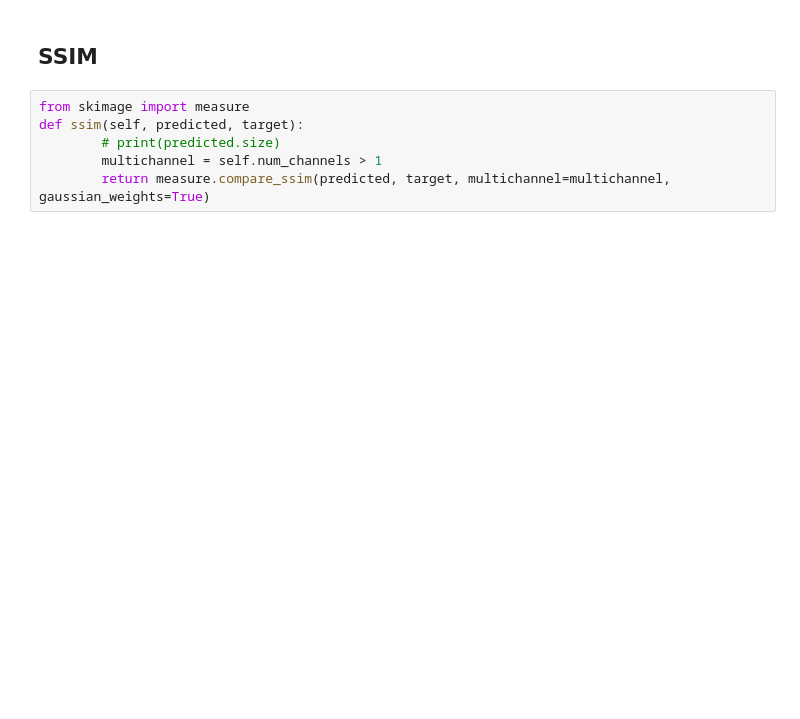
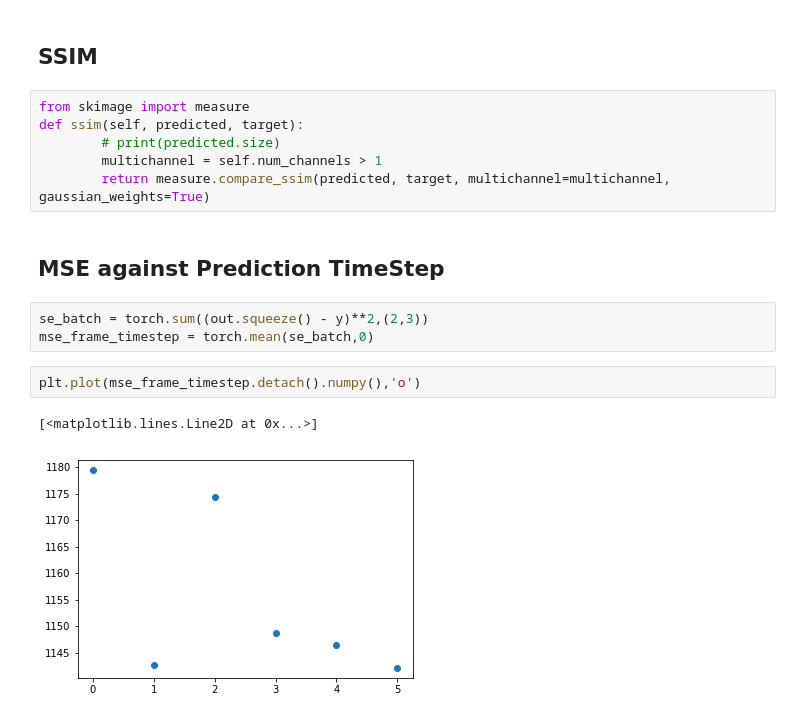
Before and after one commit to nanton96/Mobile-Data-Forecasting-With-Spatio-Temporal-Networks, a Jupyter notebook: notebooks/model_evaluation_new.ipynb, the cells around one changed output. Saved outputs shown, nothing was run; the diff lists cells and outputs as text; blank space fills up the shorter version.

```diff
--- a/notebooks/model_evaluation_new.ipynb
+++ b/notebooks/model_evaluation_new.ipynb
@@ -170,3 +138,13 @@ def ssim(self, predicted, target):
         # print(predicted.size)
         multichannel = self.num_channels > 1
         return measure.compare_ssim(predicted, target, multichannel=multichannel, gaussian_weights=True)
+# %% [markdown]
+## MSE against Prediction TimeStep
+# %%
+se_batch = torch.sum((out.squeeze() - y)**2,(2,3))
+mse_frame_timestep = torch.mean(se_batch,0)
+# %%
+plt.plot(mse_frame_timestep.detach().numpy(),'o')
+# %% [output]
+[<matplotlib.lines.Line2D at 0x...>]
+[figure, added]
```
Also changed, not shown: parts of 8 cells of this notebook, 4 other files.
